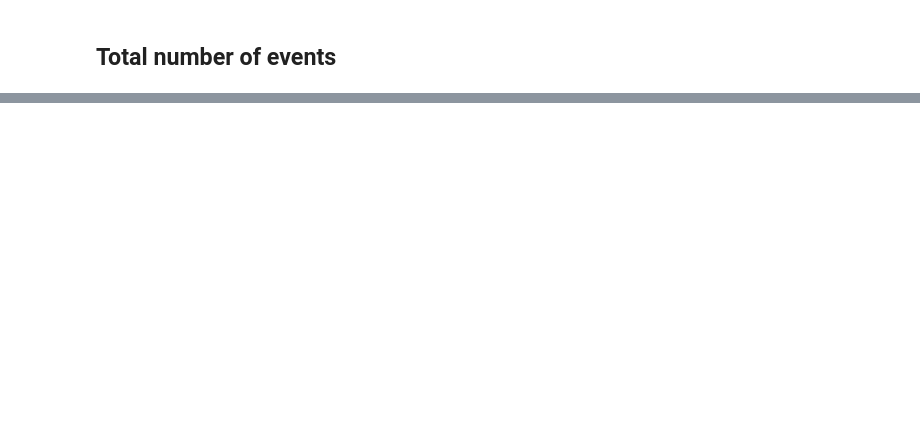
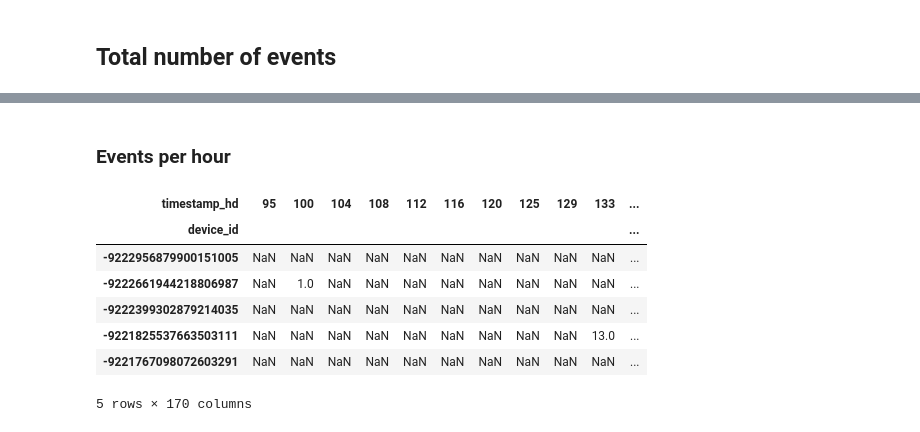
Before and after one commit to joostgp/kaggle_talkingdata, a Jupyter notebook: analysis_features_events.ipynb, the cells around one changed output, grey strips where cells are left out. Cells and saved outputs as stored; diff of their text form; code cells hidden in the pictures; blank space fills up the shorter version.

```diff
--- a/analysis_features_events.ipynb
+++ b/analysis_features_events.ipynb
@@ -239,0 +96,14 @@ summary.sum().unstack('gender').sort_values('F',ascending=False).head()
+# %% [markdown]
+### Events per hour
+# %%
+n_events_hours = events.groupby(['device_id','timestamp_hd']).size().unstack('timestamp_hd')
+n_events_hours.head()
+# %% [output]
+| timestamp_hd | 95 | 100 | 104 | 108 | 112 | 116 | 120 | 125 | 129 | 133 | ... |
+| device_id |  |  |  |  |  |  |  |  |  |  | ... |
+| -9222956879900151005 | NaN | NaN | NaN | NaN | NaN | NaN | NaN | NaN | NaN | NaN | ... |
+| -9222661944218806987 | NaN | 1.0 | NaN | NaN | NaN | NaN | NaN | NaN | NaN | NaN | ... |
+| -9222399302879214035 | NaN | NaN | NaN | NaN | NaN | NaN | NaN | NaN | NaN | NaN | ... |
+| -9221825537663503111 | NaN | NaN | NaN | NaN | NaN | NaN | NaN | NaN | NaN | 13.0 | ... |
+| -9221767098072603291 | NaN | NaN | NaN | NaN | NaN | NaN | NaN | NaN | NaN | NaN | ... |
+5 rows × 170 columns
```
Also changed, not shown: parts of 61 cells of this notebook, 17 other files.
